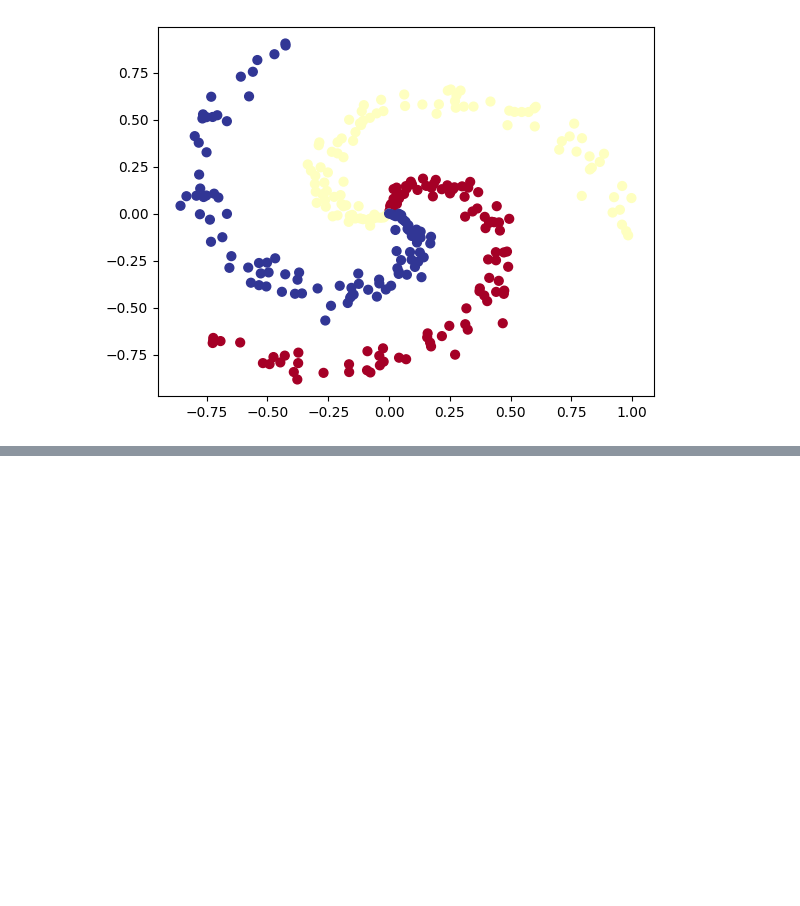
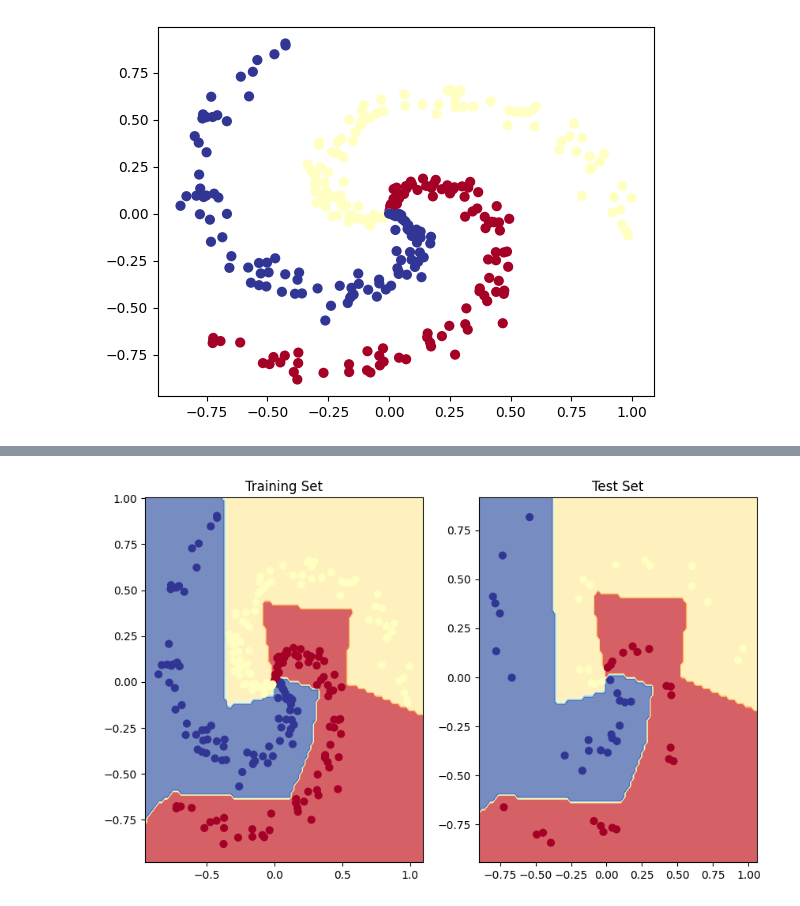
Before and after one commit to Datanerd97/PyTorch, a Jupyter notebook: extras/exercises/02_pytorch_classification_exercises.ipynb, the cells around one changed output, grey strips where cells are left out. Cells and saved outputs as stored; diff of their text form; code cells hidden in the pictures; blank space fills up the shorter version.

Commit message:
Final Version of the second homework, multi-class classification is kinda difficult Not gonna lie.

```diff
--- a/extras/exercises/02_pytorch_classification_exercises.ipynb
+++ b/extras/exercises/02_pytorch_classification_exercises.ipynb
@@ -317,6 +359,7 @@ y = torch.from_numpy(y).type(torch.LongTensor) # labels need to be of type long
 
 # Create train and test splits
 from sklearn.model_selection import train_test_split
+X_train,X_test,y_train,y_test = train_test_split(X,y,test_size = 0.2,random_state = 42)
 # %%
 # Let's calculuate the accuracy for when we fit our model
 !pip -q install torchmetrics # colab doesn't come with torchmetrics
@@ -359,30 +438,36 @@ Pred labels:
 # Build a training loop for the model
 
 # Loop over data
-
+epochs = 1000
+for epoch in range(epochs):
 
   ## Training
-
-  # 1. Forward pass
-
-
+  model_1.train()
+  # 1. Forward pass, remove squeeze for multi-class because we dont need to get rid of the dimensions
+  y_logits = model_1(X_train)
+  y_pred = torch.softmax(y_logits,dim = 1).argmax(dim = 1)
   # 2. Calculate the loss
-
-
+  loss = loss_fn(y_logits,y_train)
+  acc = acc_fn(y_train,y_pred)
   # 3. Optimizer zero grad
-
+  optimizer.zero_grad()
 
   # 4. Loss backward
-
+  loss.backward()
 
   # 5. Optimizer step
-
+  optimizer.step()
 
   ## Testing
-
+  model_1.eval()
+  with torch.inference_mode():
 
     # 1. Forward pass
-
+    test_logits = model_1(X_test)
+    test_preds = torch.softmax(test_logits,dim = 1).argmax(dim = 1)
     # 2. Caculate loss and acc
-
+    test_loss = loss_fn(test_logits,y_test)
+    test_acc = acc_fn(test_preds,y_test)
   # Print out what's happening every 100 epochs
+  if epoch % 100 == 0:
+    print(f"Epoch: {epoch} | Loss: {loss:.4f}, Acc: {acc:.2f} | Test Loss: {test_loss:.4f} | Test Accuracy: {test_acc:.2f}")
@@ -390,0 +485,12 @@ Pred labels:
+# %%
+# Plot decision boundaries for training and test sets
+plt.figure(figsize = (10,6))
+plt.subplot(1,2,1)
+plt.title("Training Set")
+plot_decision_boundary(model_1,X_train,y_train)
+plt.subplot(1,2,2)
+plt.title("Test Set")
+plot_decision_boundary(model_1,X_test,y_test)
+plt.show()
+# %% [output]
+[figure, added]
```
Also changed, not shown: parts of 18 cells of this notebook.
